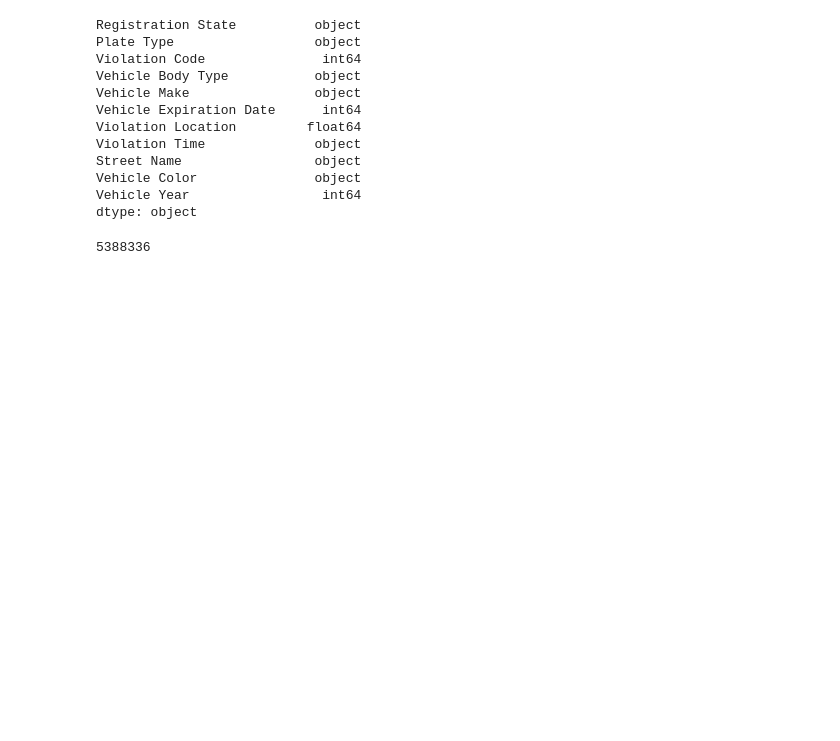
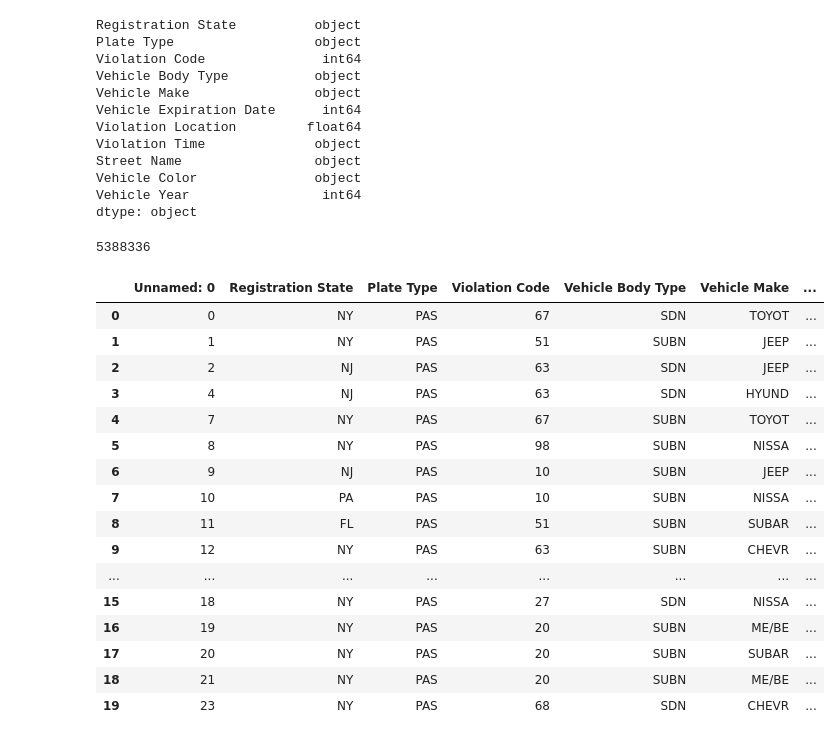
Before and after one commit to chojunhyun94/Parking_Violations_NYC, a Jupyter notebook: Notebooks/parking_violations_cleaning_data.ipynb, the cells around one changed output. Drawn from its saved outputs; the diff is of its cells as text; code cells hidden in the pictures; blank space fills up the shorter version.

```diff
--- a/Notebooks/parking_violations_cleaning_data.ipynb
+++ b/Notebooks/parking_violations_cleaning_data.ipynb
@@ -88,0 +89,22 @@ dropped_df.to_csv('Resources/cleaned_data.csv', index = True)
+# %%
+#remake dropped_df without rescanning original
+dropped_df = pd.read_csv('../Resources/cleaned_data.csv')
+dropped_df.head(20)
+# %% [output]
+|  | Unnamed: 0 | Registration State | Plate Type | Violation Code | Vehicle Body Type | Vehicle Make | ... |
+| 0 | 0 | NY | PAS | 67 | SDN | TOYOT | ... |
+| 1 | 1 | NY | PAS | 51 | SUBN | JEEP | ... |
+| 2 | 2 | NJ | PAS | 63 | SDN | JEEP | ... |
+| 3 | 4 | NJ | PAS | 63 | SDN | HYUND | ... |
+| 4 | 7 | NY | PAS | 67 | SUBN | TOYOT | ... |
+| 5 | 8 | NY | PAS | 98 | SUBN | NISSA | ... |
+| 6 | 9 | NJ | PAS | 10 | SUBN | JEEP | ... |
+| 7 | 10 | PA | PAS | 10 | SUBN | NISSA | ... |
+| 8 | 11 | FL | PAS | 51 | SUBN | SUBAR | ... |
+| 9 | 12 | NY | PAS | 63 | SUBN | CHEVR | ... |
+| ... | ... | ... | ... | ... | ... | ... | ... |
+| 15 | 18 | NY | PAS | 27 | SDN | NISSA | ... |
+| 16 | 19 | NY | PAS | 20 | SUBN | ME/BE | ... |
+| 17 | 20 | NY | PAS | 20 | SUBN | SUBAR | ... |
+| 18 | 21 | NY | PAS | 20 | SUBN | ME/BE | ... |
+| 19 | 23 | NY | PAS | 68 | SDN | CHEVR | ... |
```
Also changed, not shown: parts of 5 cells of this notebook.
